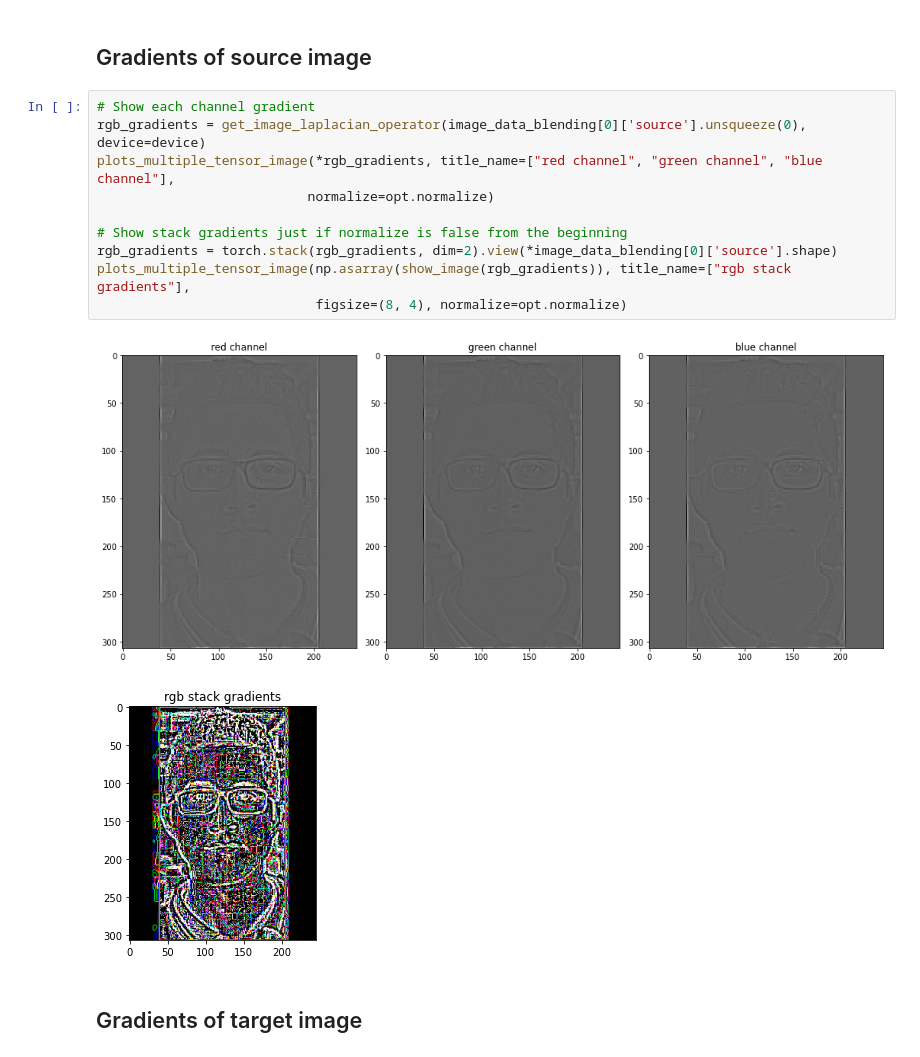
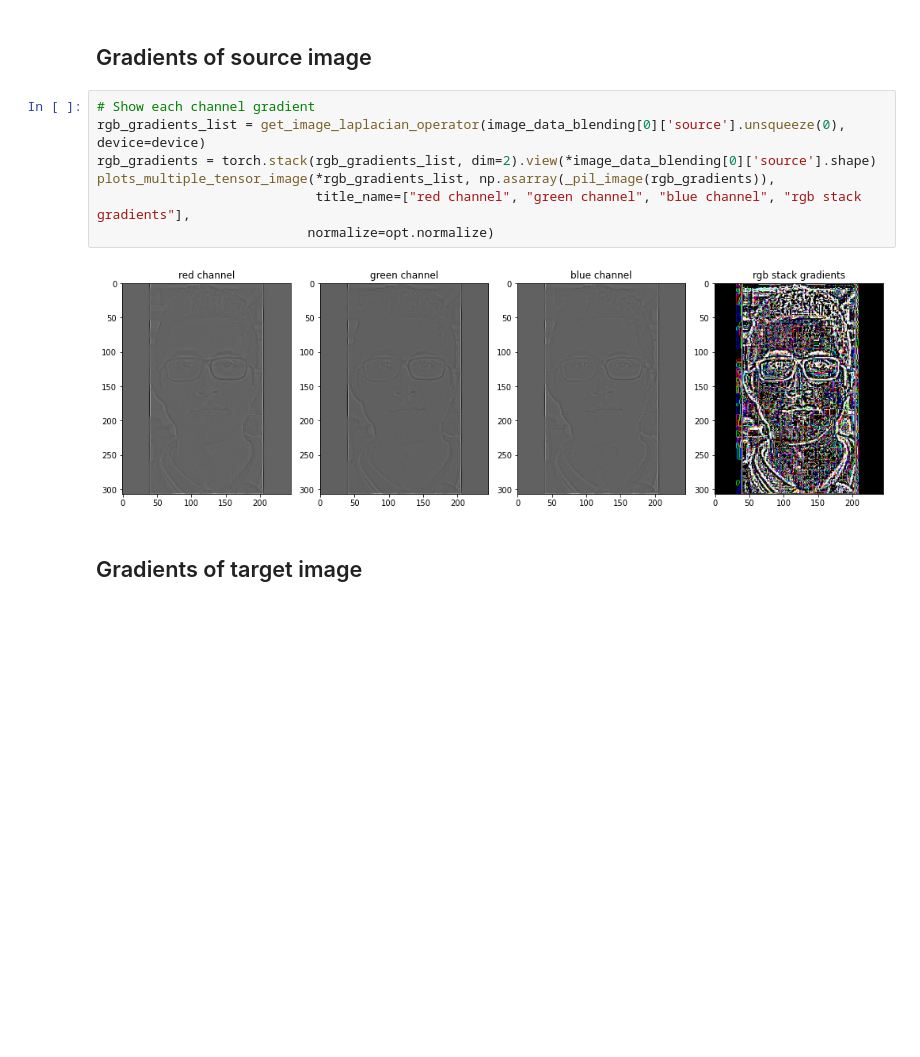
Before and after one commit to ManuLasker/ai_pet, a Jupyter notebook: image_blending/research.ipynb, the cells around one changed output. Saved outputs shown, nothing was run; the diff lists cells and outputs as text; blank space fills up the shorter version.

```diff
--- a/image_blending/research.ipynb
+++ b/image_blending/research.ipynb
@@ -55,17 +55,13 @@ The following code will calculate each channel's gradients, and present it as pl
 ## Gradients of source image
 # %%
 # Show each channel gradient
-rgb_gradients = get_image_laplacian_operator(image_data_blending[0]['source'].unsqueeze(0), device=device)
-plots_multiple_tensor_image(*rgb_gradients, title_name=["red channel", "green channel", "blue channel"],
+rgb_gradients_list = get_image_laplacian_operator(image_data_blending[0]['source'].unsqueeze(0), device=device)
+rgb_gradients = torch.stack(rgb_gradients_list, dim=2).view(*image_data_blending[0]['source'].shape)
+plots_multiple_tensor_image(*rgb_gradients_list, np.asarray(_pil_image(rgb_gradients)),
+                            title_name=["red channel", "green channel", "blue channel", "rgb stack gradients"],
                            normalize=opt.normalize)
-
-# Show stack gradients just if normalize is false from the beginning
-rgb_gradients = torch.stack(rgb_gradients, dim=2).view(*image_data_blending[0]['source'].shape)
-plots_multiple_tensor_image(np.asarray(show_image(rgb_gradients)), title_name=["rgb stack gradients"],
-                            figsize=(8, 4), normalize=opt.normalize)
 # %% [output]
-[figure, old version]
+[figure, new version]
-[figure, removed]
 # %% [markdown]
 ## Gradients of target image
 # %%
```
Also changed, not shown: parts of 22 cells of this notebook, 5 other files.
